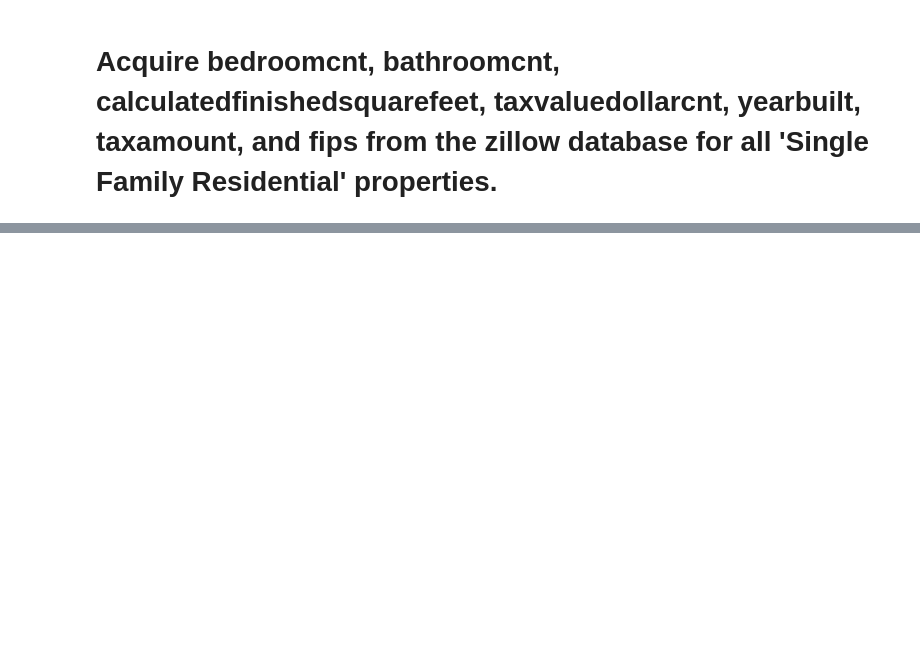
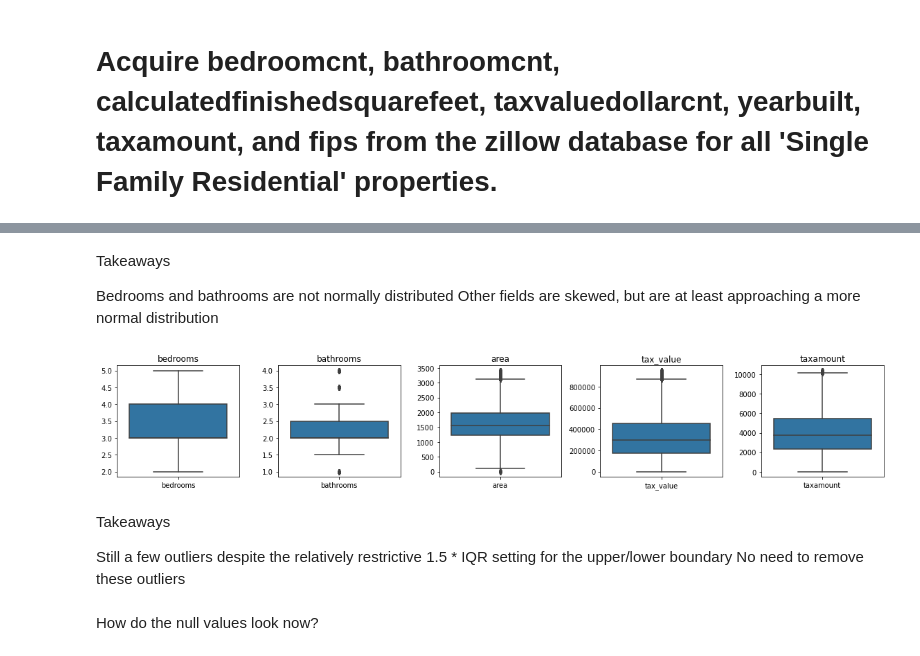
Before and after one commit to joe-bennett/regression-exercises, a Jupyter notebook: wrangle.ipynb, the cells around one changed output, grey strips where cells are left out. Cells and saved outputs as stored; diff of their text form; code cells hidden in the pictures; blank space fills up the shorter version.

```diff
--- a/wrangle.ipynb
+++ b/wrangle.ipynb
@@ -133,0 +229,42 @@ print(X)
+# %% [markdown]
+Takeaways
+
+Bedrooms and bathrooms are not normally distributed
+Other fields are skewed, but are at least approaching a more normal distribution
+# %%
+
+# List of columns
+cols = ['bedrooms', 'bathrooms', 'area', 'tax_value', 'taxamount']
+
+plt.figure(figsize=(16, 3))
+
+for i, col in enumerate(cols):
+
+    # i starts at 0, but plot should start at 1
+    plot_number = i + 1
+
+    # Create subplot.
+    plt.subplot(1, len(cols), plot_number)
+
+    # Title with column name.
+    plt.title(col)
+
+    # Display boxplot for column.
+    sns.boxplot(data=df[[col]])
+
+    # Hide gridlines.
+    plt.grid(False)
+
+    # sets proper spacing between plots
+    plt.tight_layout()
+
+plt.show()
+# %% [output]
+[figure, added]
+# %% [markdown]
+Takeaways
+
+Still a few outliers despite the relatively restrictive 1.5 * IQR setting for the upper/lower boundary
+No need to remove these outliers
+# %% [markdown]
+How do the null values look now?
```
Also changed, not shown: parts of 42 cells of this notebook, 1 other file.
